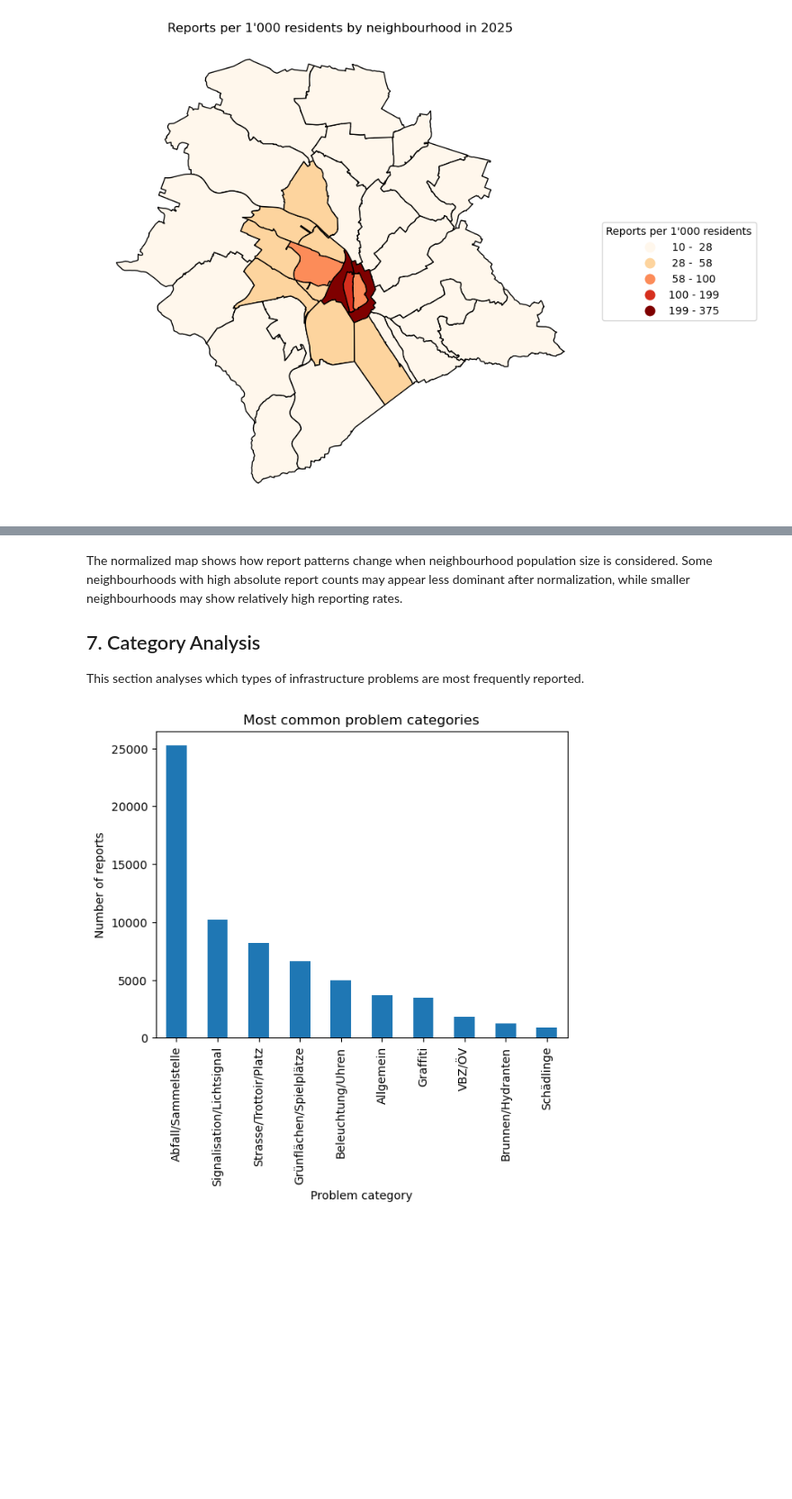
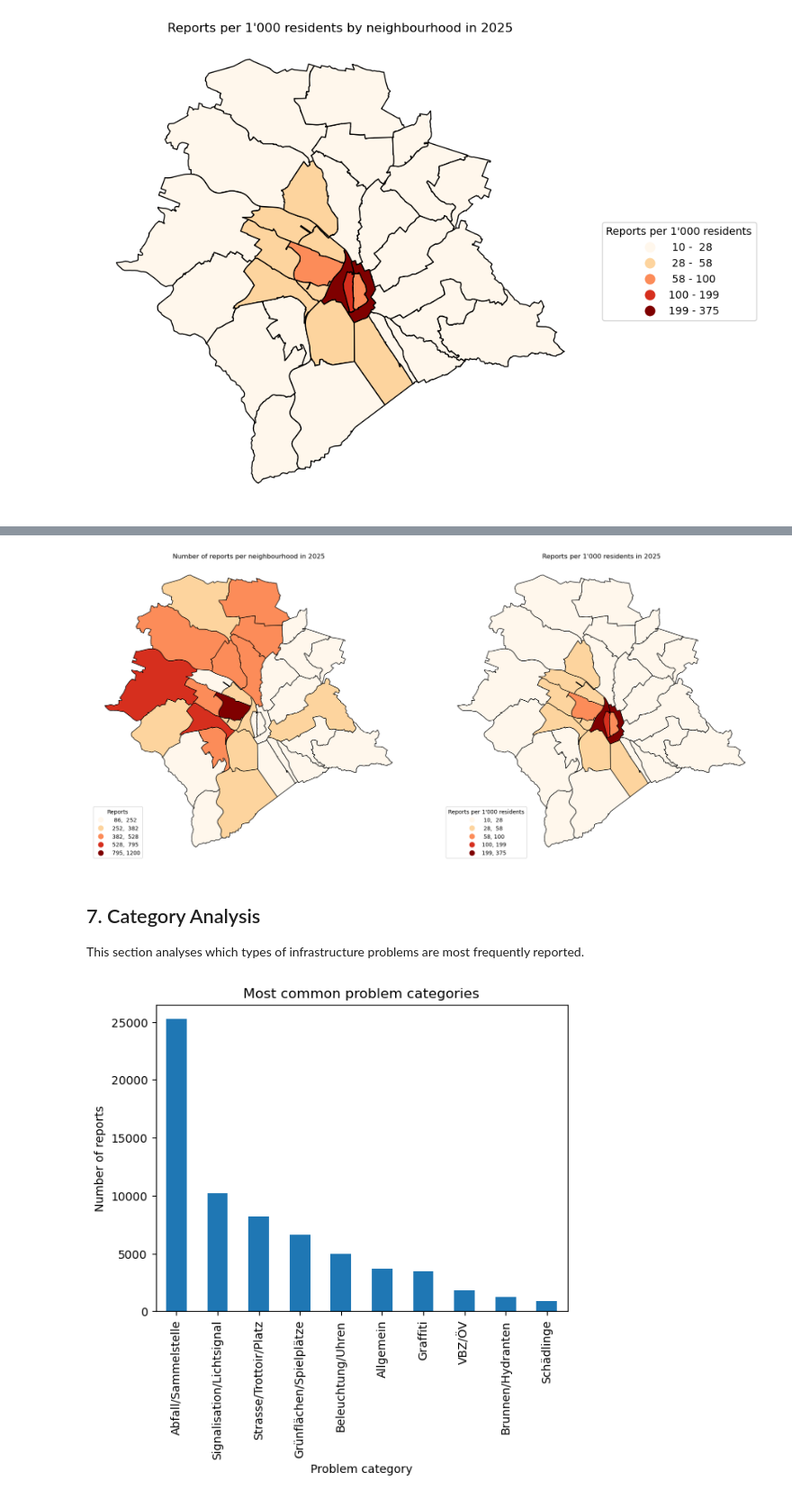
Before and after one commit to konaarnold/zueri-wie-neu-analysis, a Jupyter notebook: notebooks/zueri_wie_neu_analysis_neu.ipynb, the cells around one changed output, grey strips where cells are left out. Shown at 90% size. Drawn from its saved outputs; the diff is of its cells as text; code cells hidden in the pictures; blank space fills up the shorter version.

```diff
--- a/notebooks/zueri_wie_neu_analysis_neu.ipynb
+++ b/notebooks/zueri_wie_neu_analysis_neu.ipynb
@@ -294,7 +294,7 @@ year
 Name: count, dtype: int64
 # %%
 ## reports over all years
-reports_relevatn_var = reports[[
+reports_relevant_var = reports[[
     "requested_datetime",
     "updated_datetime",
     "service_name",
@@ -307,9 +307,9 @@ reports_relevatn_var = reports[[
 ]]
 
 ## filter complete years
-reports_clean = reports_relevatn_var[
-    (reports_clean["year"] >= 2014) &
-    (reports_clean["year"] <= 2025)
+reports_clean = reports_relevant_var[
+    (reports_relevant_var["year"] >= 2014) &
+    (reports_relevant_var["year"] <= 2025)
 ]
 
 ## filter reports for 2025
@@ -537,6 +542,58 @@ plt.show()
+# %%
+fig, axes = plt.subplots(1, 2, figsize=(18, 8))
+
+## absolute reports
+neighbourhoods_merged.plot(
+    column="report_count",
+    cmap="OrRd",
+    scheme="NaturalBreaks",
+    k=5,
+    legend=True,
+    edgecolor="black",
+    ax=axes[0],
+    legend_kwds={
+        "title": "Reports",
+        "loc": "lower left",
+        "fmt": "{:.0f}"
+    },
+    missing_kwds={
+        "color": "lightgrey",
+        "label": "No data"
+    }
+)
+
+axes[0].set_title("Number of reports per neighbourhood in 2025")
+axes[0].axis("off")
+
+## relative reports
+neighbourhoods_population.plot(
+    column="reports_per_1000",
+    cmap="OrRd",
+    scheme="NaturalBreaks",
+    k=5,
+    legend=True,
+    edgecolor="black",
+    ax=axes[1],
+    legend_kwds={
+        "title": "Reports per 1'000 residents",
+        "loc": "lower left",
+        "fmt": "{:.0f}"
+    },
+    missing_kwds={
+        "color": "lightgrey",
+        "label": "No data"
+    }
+)
+
+axes[1].set_title("Reports per 1'000 residents in 2025")
+axes[1].axis("off")
+
+plt.tight_layout()
+
+plt.show()
+# %% [output]
+[figure, added]
 # %% [markdown]
-The normalized map shows how report patterns change when neighbourhood population size is considered. Some neighbourhoods with high absolute report counts may appear less dominant after normalization, while smaller neighbourhoods may show relatively high reporting rates.
-
 ## 7. Category Analysis
 This section analyses which types of infrastructure problems are most frequently reported.
 # %%
```
Also changed, not shown: parts of 2 cells of this notebook.
